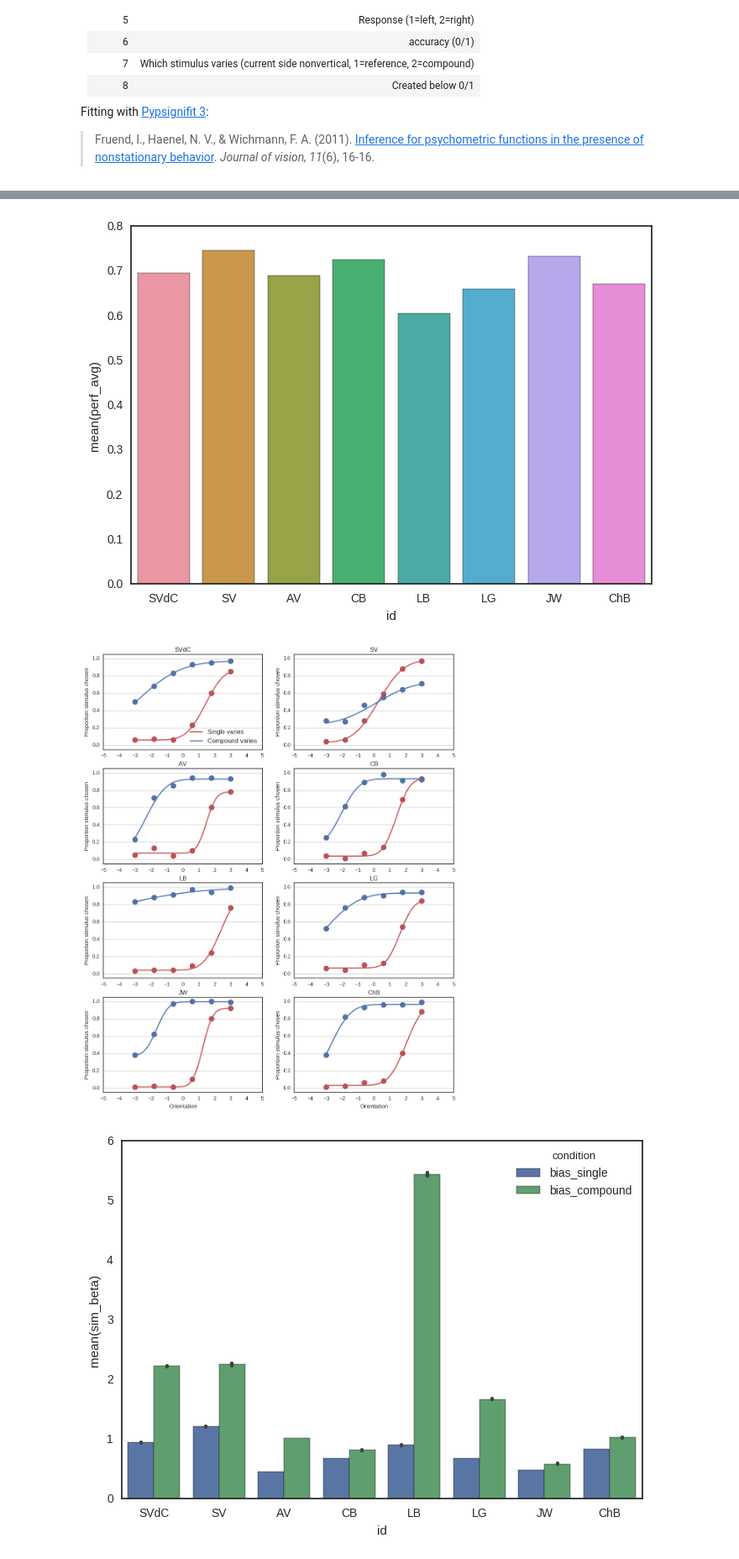
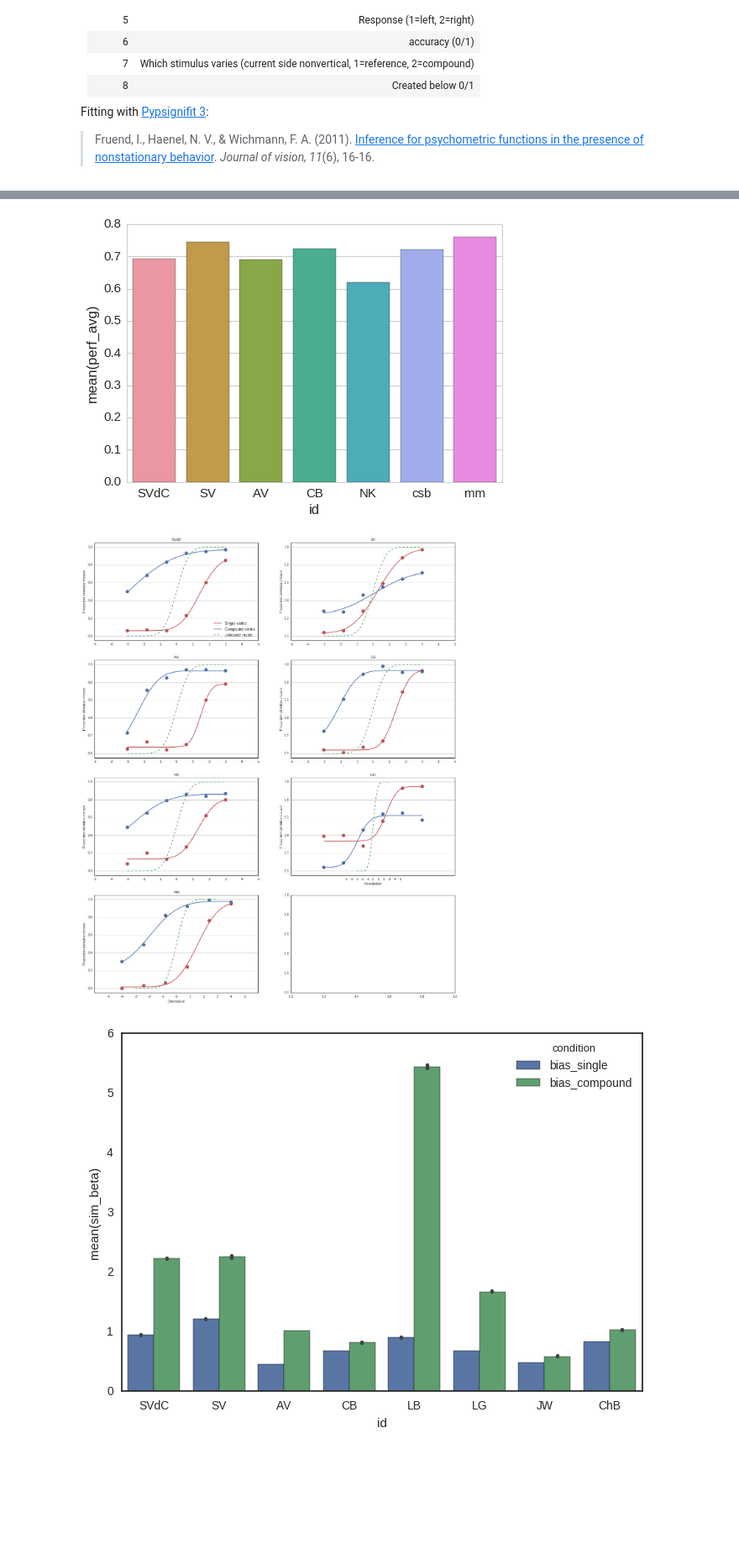
Before and after one commit to hoenir/DiNoASD, a Jupyter notebook: analysis/AnalysisDiNoASD.ipynb, the cells around one changed output, grey strips where cells are left out. Shown at 84% size. Saved outputs shown, nothing was run; the diff lists cells and outputs as text; code cells hidden in the pictures; blank space fills up the shorter version.

```diff
--- a/analysis/AnalysisDiNoASD.ipynb
+++ b/analysis/AnalysisDiNoASD.ipynb
@@ -1090,7 +1090,7 @@ Fitting with [Pypsignifit 3](http://psignifit.sourceforge.net/index.html):
 > Fruend, I., Haenel, N. V., & Wichmann, F. A. (2011). [Inference for psychometric functions in the presence of nonstationary behavior](https://drive.google.com/open?id=0BwlD7q-DXkdWVXV1ZU1yVUJ3SFU). *Journal of vision, 11*(6), 16-16.
 # %%
 
-ss = ['SVdC', 'SV', 'AV', 'CB', 'LB', 'LG', 'JW', 'ChB'] # list of participants
+ss = ['SVdC', 'SV', 'AV', 'CB', 'NK', 'csb','mm'] # list of participants 'LB', 'LG', 'JW', 'ChB', 'AB', 'AC','FJ', 'SS', 'TB'
 nbsamples = 10000
 
 fits=[]
@@ -1175,36 +1174,42 @@ df
 # %%
 sns.barplot(x='id',y='perf_avg', data=df);
 # %% [output]
-[figure, old version]
+[figure, new version]
+# %%
+#To draw an unbiased psychometric function
+def psis(x, alpha, beta): return stats.norm.cdf(x,alpha,beta)
+x_axis = linspace(-3,3,100)
 # %%
 sns.set(style="white")
 
-rows = int(len(fits)/2)
-
-fig, axes = plt.subplots(nrows=rows, ncols=2, figsize=(12, 15))
+rows = int(len(fits)/2)+1
+fig, axes = plt.subplots(nrows=rows, ncols=2, figsize=(20, 25))
 
 pp=0
 for row in axes:
     for ax in row:
+        if pp >= len(ss): break
+
         ax.set_title(ss[pp])
         psiplot.plotPMF(fits[pp][0], color='r', \
                         linewidth=2, ax=ax, label='Single varies');
         psiplot.plotPMF(fits[pp][1], color='b', \
                         linewidth=2, ax=ax,  label='Compound varies');
+        ax.plot(x_axis,psis(x_axis,0.0,0.6),'g--',linewidth=2, label = "Unbiased model");
 
         ax.yaxis.grid(True)
         ax.set_xticks([x for x in range(-5,6)], )
         ax.set_yticks([y for y in  np.linspace(0,1,6)], )
         ax.set_ylabel('Proportion stimulus chosen')
 
         if pp == 0:
             ax.legend(prop={'size': 12}, loc=4)
         if pp == len(fits)-1 or pp == len(fits)-2:
             ax.set_xlabel('Orientation')
 
         pp= pp+1
 # %% [output]
-[figure, old version]
+[figure, new version]
 # %%
 sns.barplot(x="id", y="sim_beta", hue="condition", data=dfsamp)
 plt.figure()
```
Also changed, not shown: parts of 2 cells of this notebook, 45 other files.
